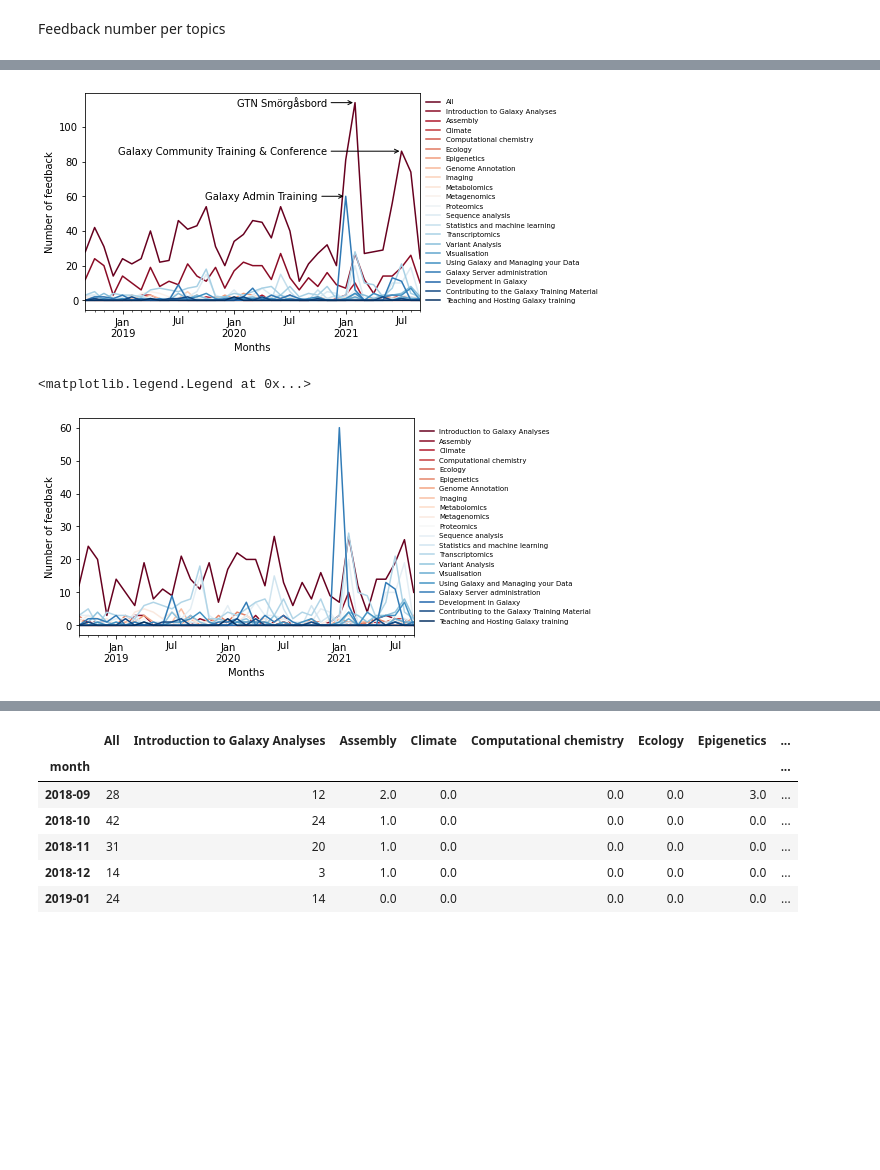
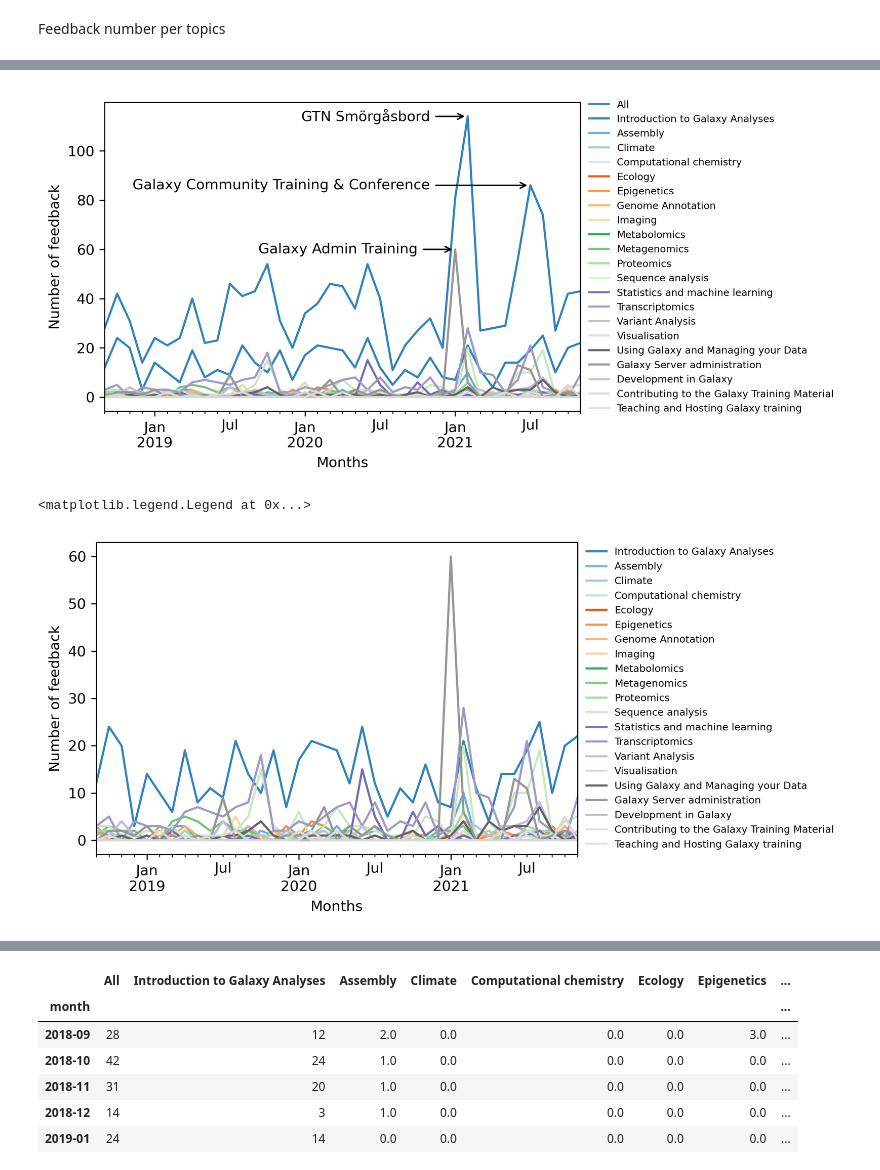
Before and after one commit to galaxyproject/GTN-community-paper-2020, a Jupyter notebook: src/analyze_feedback.ipynb, the cells around one changed output, grey strips where cells are left out. Cells and saved outputs as stored; diff of their text form; code cells hidden in the pictures; blank space fills up the shorter version.

```diff
--- a/src/analyze_feedback.ipynb
+++ b/src/analyze_feedback.ipynb
@@ -206,46 +206,48 @@ nb_per_months_df
 # %%
 fig, ax = plt.subplots()
+fig.set_dpi(300)
 (nb_per_months_df
-    .plot(ax=ax, colormap='RdBu'))
+    .plot(ax=ax, colormap='tab20c'))
 plt.xlabel('Months')
 plt.ylabel('Number of feedback')
 plt.annotate(
     'Galaxy Admin Training',
     xy=('2021-01-01', nb_per_months_df['Galaxy Server administration']['2021-01']),
     xycoords='data',
     xytext=('2020-10-01', nb_per_months_df['Galaxy Server administration']['2021-01']),
     arrowprops=dict(arrowstyle="->"),
     horizontalalignment='right',
     verticalalignment='center')
 plt.annotate(
     'GTN Smörgåsbord',
     xy=('2021-02-15', nb_per_months_df['All']['2021-02']),
     xycoords='data',
     xytext=('2020-11-01', nb_per_months_df['All']['2021-02']),
     arrowprops=dict(arrowstyle="->"),
     horizontalalignment='right',
     verticalalignment='center')
 plt.annotate(
     'Galaxy Community Training & Conference',
     xy=('2021-07-01', nb_per_months_df['All']['2021-07']),
     xycoords='data',
     xytext=('2020-11-01', nb_per_months_df['All']['2021-07']),
     arrowprops=dict(arrowstyle="->"),
     horizontalalignment='right',
     verticalalignment='center')
 ax.legend(
     loc='center left',
     bbox_to_anchor=(1, 0.5),
     frameon=False,
     fontsize='x-small')
 plt.savefig('../images/feedback.png', bbox_inches='tight')
 # %% [output]
-[figure, old version]
+[figure, new version]
 # %%
 fig, ax = plt.subplots()
+fig.set_dpi(300)
 (nb_per_months_df
     .drop(columns=['All'])
-    .plot(ax=ax, colormap='RdBu'))
+    .plot(ax=ax, colormap='tab20c'))
 plt.xlabel('Months')
 plt.ylabel('Number of feedback')
 ax.legend(
@@ -255,6 +257,6 @@ ax.legend(
     fontsize='x-small')
 # %% [output]
 <matplotlib.legend.Legend at 0x...>
-[figure, old version]
+[figure, new version]
 # %%
 fig, ax = plt.subplots()
```
Also changed, not shown: parts of 9 cells of this notebook, 13 other files.
